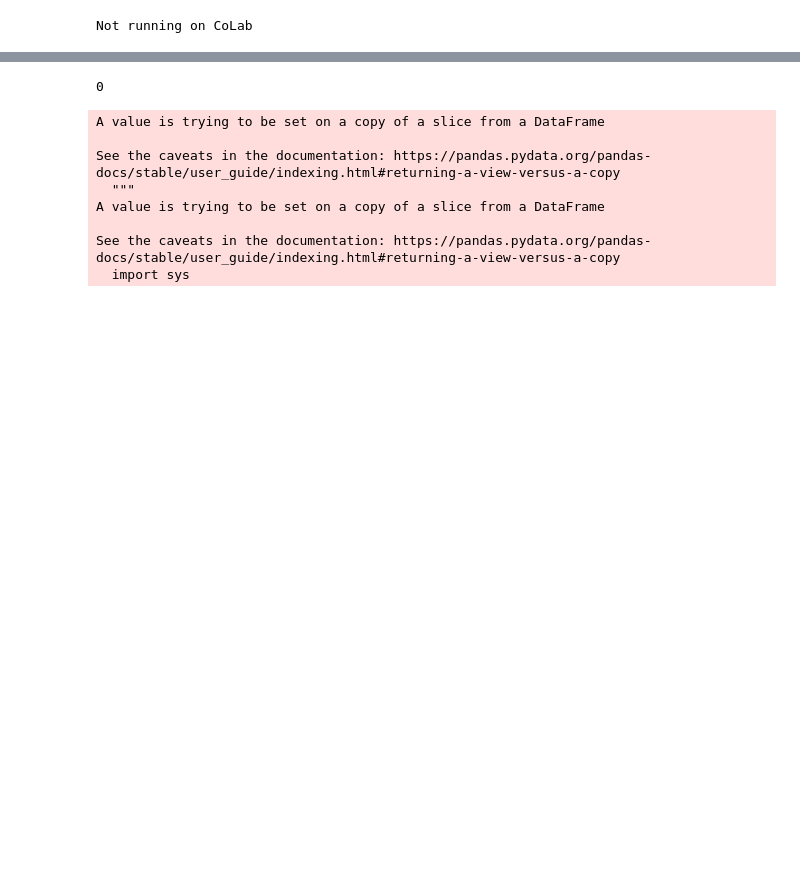
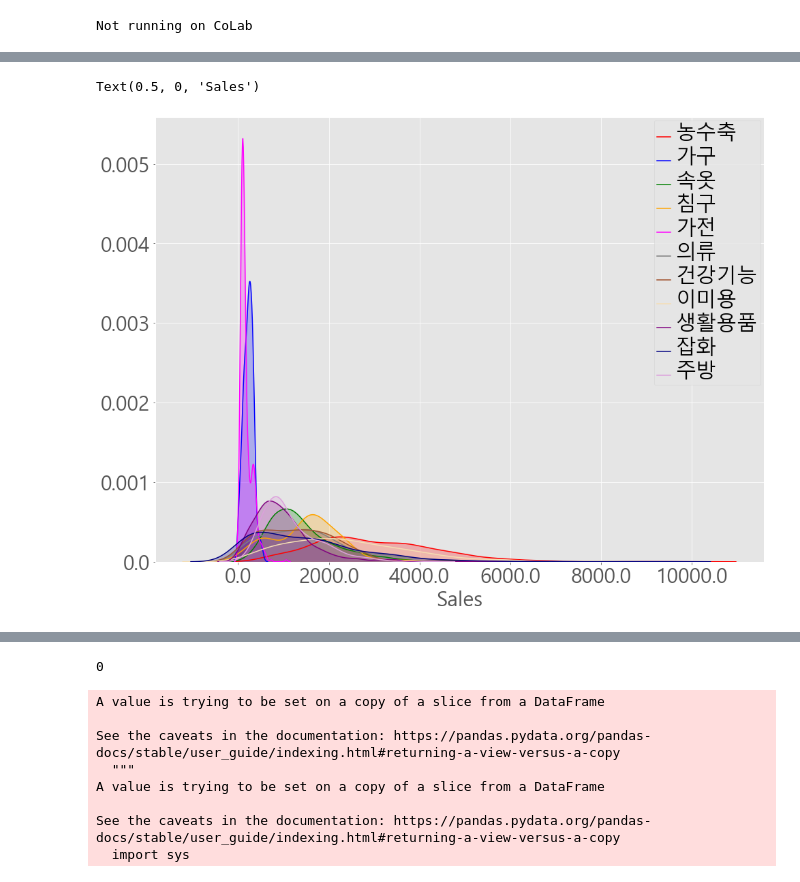
Before and after one commit to bombom93/bigcontest, a Jupyter notebook: inkyun/0924_EDA_unit_price.ipynb, the cells around one changed output, grey strips where cells are left out. Saved outputs shown, nothing was run; the diff lists cells and outputs as text; code cells hidden in the pictures; blank space fills up the shorter version.

```diff
--- a/inkyun/0924_EDA_unit_price.ipynb
+++ b/inkyun/0924_EDA_unit_price.ipynb
@@ -46,0 +52,22 @@ Not running on CoLab
+# %%
+plt.figure(figsize=(16,12))
+g = sns.kdeplot(sum_df['sales'][(sum_df['p_group']=='농수축')], color='Red', shade=True, label = '농수축')
+g = sns.kdeplot(sum_df['sales'][(sum_df['p_group']=='가구')], color='Blue', shade=True, label = '가구')
+g = sns.kdeplot(sum_df['sales'][(sum_df['p_group']=='속옷')], color='Green', shade=True, label = '속옷')
+g = sns.kdeplot(sum_df['sales'][(sum_df['p_group']=='침구')], color='Orange', shade=True, label = '침구')
+g = sns.kdeplot(sum_df['sales'][(sum_df['p_group']=='가전')], color='Magenta', shade=True, label = '가전')
+g = sns.kdeplot(sum_df['sales'][(sum_df['p_group']=='의류')], color='Grey', shade=True, label = '의류')
+g = sns.kdeplot(sum_df['sales'][(sum_df['p_group']=='건강기능')], color='Sienna', shade=True, label = '건강기능')
+g = sns.kdeplot(sum_df['sales'][(sum_df['p_group']=='이미용')], color='Wheat', shade=True, label = '이미용')
+g = sns.kdeplot(sum_df['sales'][(sum_df['p_group']=='생활용품')], color='Purple', shade=True, label = '생활용품')
+g = sns.kdeplot(sum_df['sales'][(sum_df['p_group']=='잡화')], color='Navy', shade=True, label = '잡화')
+g = sns.kdeplot(sum_df['sales'][(sum_df['p_group']=='주방')], color='Plum', shade=True, label = '주방')
+
+
+plt.setp(g.get_legend().get_texts(), fontsize='30') # for legend text
+g.set_yticklabels(g.get_yticks(), size = 30)
+g.set_xticklabels(g.get_xticks(), size = 30)
+g.set_xlabel('Sales', fontsize=30)
+# %% [output]
+Text(0.5, 0, 'Sales')
+[figure, added]
```
Also changed, not shown: parts of 3 cells of this notebook.
